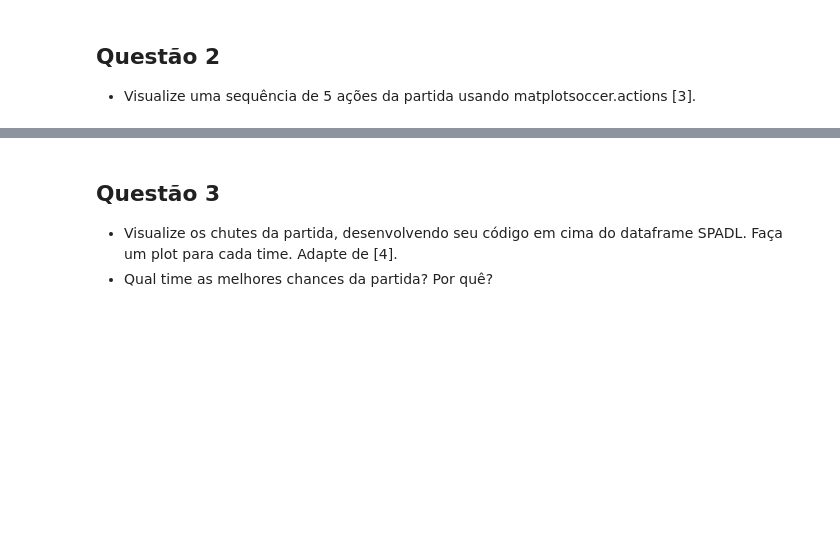
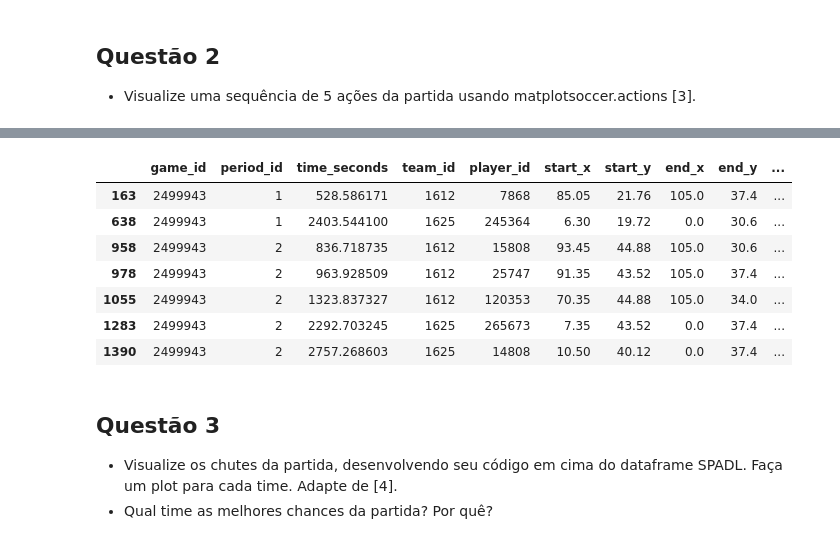
Before and after one commit to paduathiago/Data-Science-Applied-to-Soccer, a Jupyter notebook: Activities/ativ_3.ipynb, the cells around one changed output, grey strips where cells are left out. Saved outputs shown, nothing was run; the diff lists cells and outputs as text; code cells hidden in the pictures; blank space fills up the shorter version.

```diff
--- a/Activities/ativ_3.ipynb
+++ b/Activities/ativ_3.ipynb
@@ -84,0 +123,5 @@ liv_city_spadl
+# %%
+# sort dataframe by period id and time when the event happened
+final_match_events = final_match_events.sort_values(by=['period_id', 'time_seconds'])
+final_match_events.reset_index(drop=True, inplace=True)
+final_match_events
@@ -84,0 +142,13 @@ liv_city_spadl
+# %%
+# finding succesful shots
+succ_shots = final_match_events[(final_match_events['type'] == 'shot') & (final_match_events['result'] == 'success')]
+succ_shots
+# %% [output]
+|  | game_id | period_id | time_seconds | team_id | player_id | start_x | start_y | end_x | end_y | ... |
+| 163 | 2499943 | 1 | 528.586171 | 1612 | 7868 | 85.05 | 21.76 | 105.0 | 37.4 | ... |
+| 638 | 2499943 | 1 | 2403.544100 | 1625 | 245364 | 6.30 | 19.72 | 0.0 | 30.6 | ... |
+| 958 | 2499943 | 2 | 836.718735 | 1612 | 15808 | 93.45 | 44.88 | 105.0 | 30.6 | ... |
+| 978 | 2499943 | 2 | 963.928509 | 1612 | 25747 | 91.35 | 43.52 | 105.0 | 37.4 | ... |
+| 1055 | 2499943 | 2 | 1323.837327 | 1612 | 120353 | 70.35 | 44.88 | 105.0 | 34.0 | ... |
+| 1283 | 2499943 | 2 | 2292.703245 | 1625 | 265673 | 7.35 | 43.52 | 0.0 | 37.4 | ... |
+| 1390 | 2499943 | 2 | 2757.268603 | 1625 | 14808 | 10.50 | 40.12 | 0.0 | 37.4 | ... |
```
Also changed, not shown: parts of 5 cells of this notebook.
